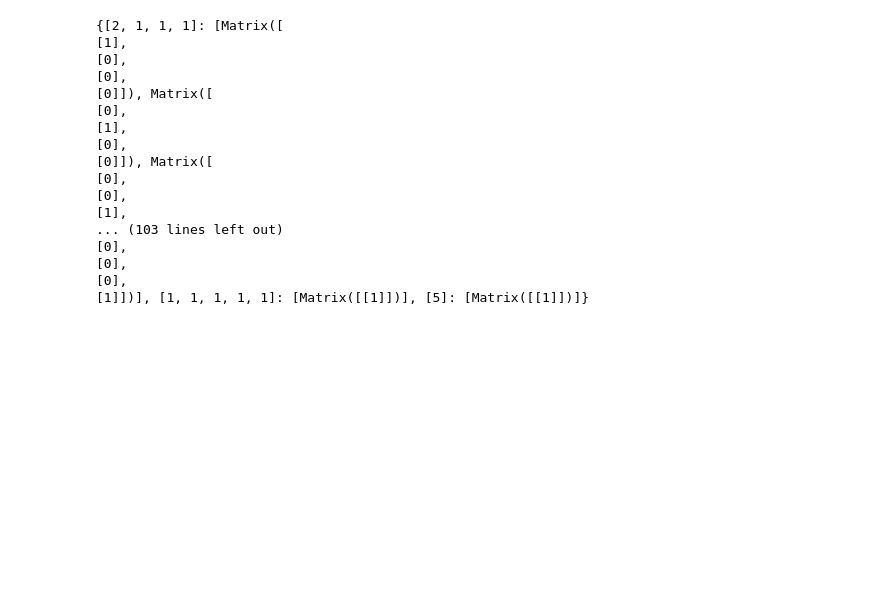
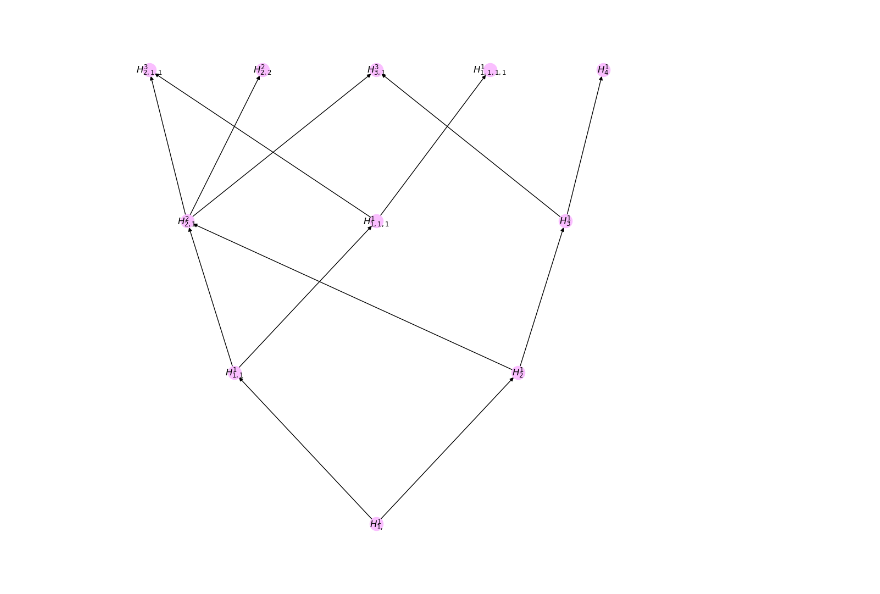
Before and after one commit to SachaGoldman/Torelli, a Jupyter notebook: torelli.ipynb, the cells around one changed output. Saved outputs shown, nothing was run; the diff lists cells and outputs as text; code cells hidden in the pictures; blank space fills up the shorter version.

Commit message:
Custom Specht Modules

```diff
--- a/torelli.ipynb
+++ b/torelli.ipynb
@@ -201,20 +224,0 @@ left_multiplication.plot(true)
-# %%
-print(tensor_algebra.information[5].information)
-# %% [output]
-{[2, 1, 1, 1]: [Matrix([
-[1],
-[0],
-[0],
-[0]]), Matrix([
-[0],
-[1],
-[0],
-[0]]), Matrix([
-[0],
-[0],
-[1],
-... (103 lines left out)
-[0],
-[0],
-[0],
-[1]])], [1, 1, 1, 1, 1]: [Matrix([[1]])], [5]: [Matrix([[1]])]}
@@ -220,0 +325,36 @@ print(tensor_algebra.information[5].information)
+# %%
+def reverse_permutation(n):
+    return Permutation(list(range(1, n + 1))[::-1])
+
+
+def action_of_reverse(weight):
+    # TODO:  This needs some cleaning up
+    spc = SpechtModuleWithBasis(SymmetricGroupAlgebra(QQ, sum(weight)), Partition(weight))
+    action = spc.representation_matrix(reverse_permutation(sum(weight)))
+    return SparseMatrix(action.numpy()).T
+# %%
+def derive_right_multiplication(left_multiplication):
+    # TODO:  This needs some cleaning up
+    gar = left_multiplication.gar
+
+    reverse_actions = {}
+
+    for k in gar.information.keys():
+        for weight in gar.information[k].information:
+            reverse_actions[weight] = action_of_reverse(weight)
+
+    right_multiplication_information = {}
+
+    for k in left_multiplication.information.keys():
+        right_multiplication_information[k] = {}
+
+        for start, end in left_multiplication.information[k].keys():
+            right_multiplication_information[k][(
+                start, end)] = reverse_actions[end] @ left_multiplication.information[k][(start, end)] @ reverse_actions[start]
+
+    return GradedEndormorphism(right_multiplication_information, 1, gar)
+# %%
+right_multiplication = derive_right_multiplication(left_multiplication)
+right_multiplication.plot(false)
+# %% [output]
+[figure, added]
```
Also changed, not shown: parts of 9 cells of this notebook.
